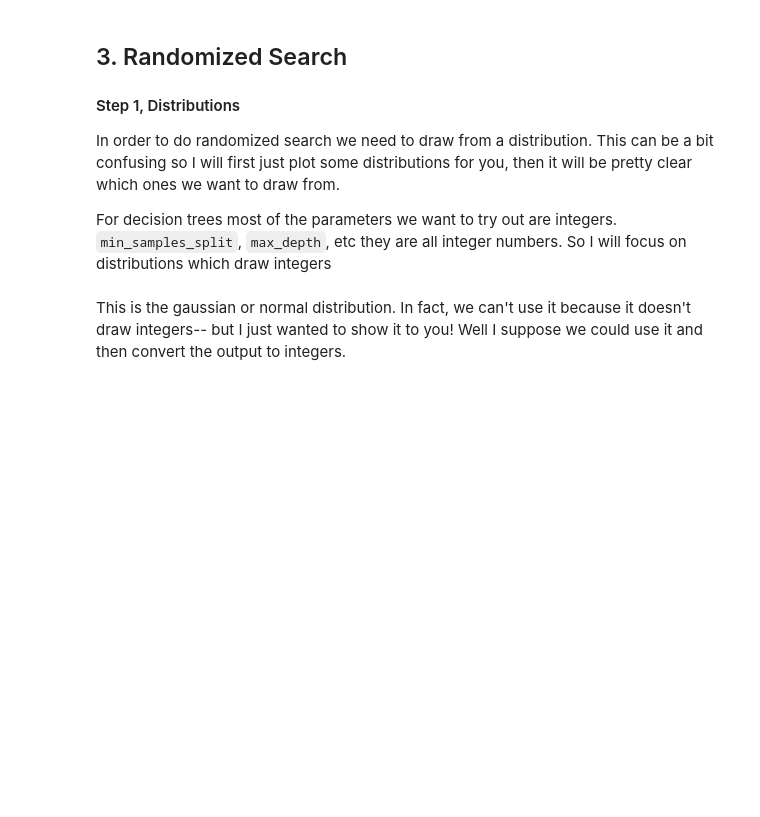
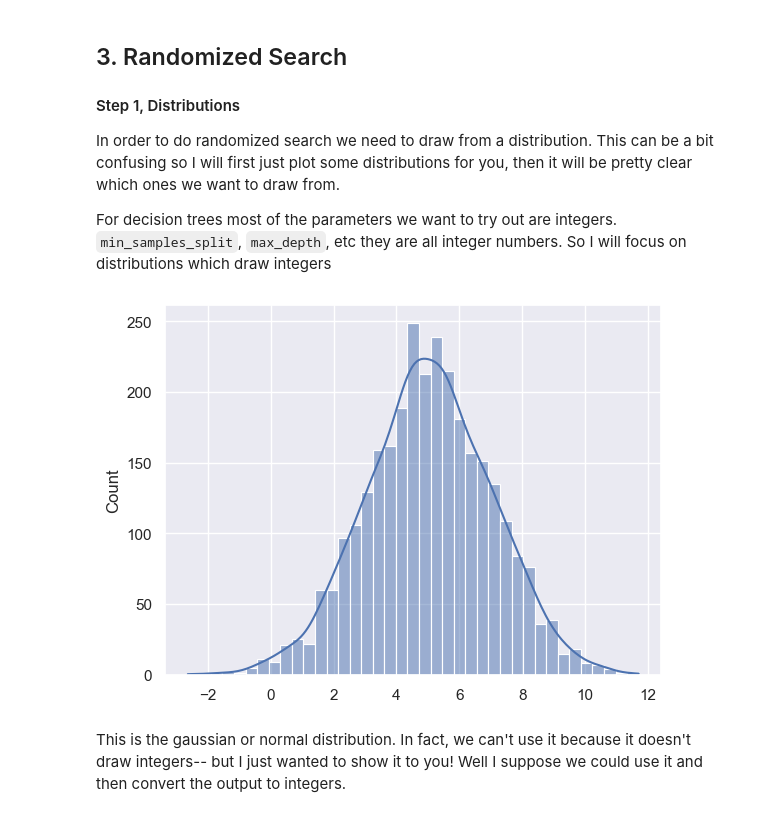
Before and after one commit to AICarope/data-science-machine-learning-main, a Jupyter notebook: notebooks/07_Decision_Trees_Cross_Validation.ipynb, the cells around one changed output. Cells and saved outputs as stored; diff of their text form; code cells hidden in the pictures; blank space fills up the shorter version.

```diff
--- a/notebooks/07_Decision_Trees_Cross_Validation.ipynb
+++ b/notebooks/07_Decision_Trees_Cross_Validation.ipynb
@@ -177,7 +293,9 @@ For decision trees most of the parameters we want to try out are integers. `min_
 # %%
 import scipy
 # %%
-sns.histplot(scipy.stats.norm(5, scale=2).rvs(1000), kde=True);
+sns.histplot(scipy.stats.norm(5, scale=2).rvs(3000), kde=True);
+# %% [output]
+[figure, added]
 # %% [markdown]
 This is the gaussian or normal distribution.  In fact, we can't use it because it doesn't draw integers-- but I just wanted to show it to you! Well I suppose we could use it and then convert the output to integers.
 # %%
```
Also changed, not shown: parts of 48 cells of this notebook, 1 other file.
